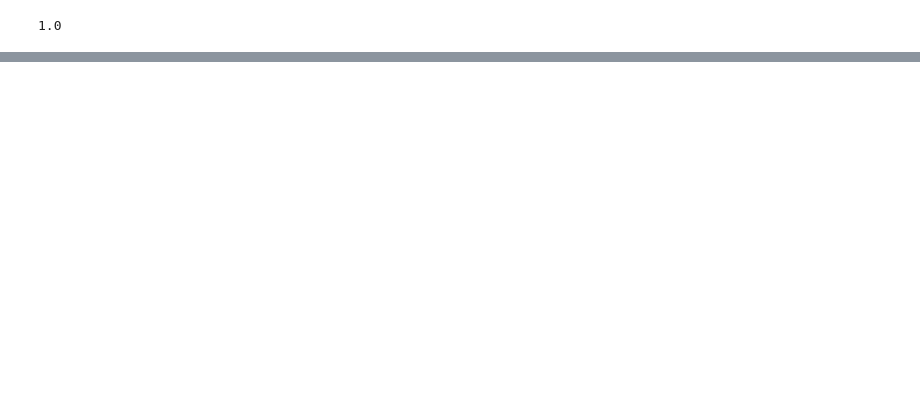
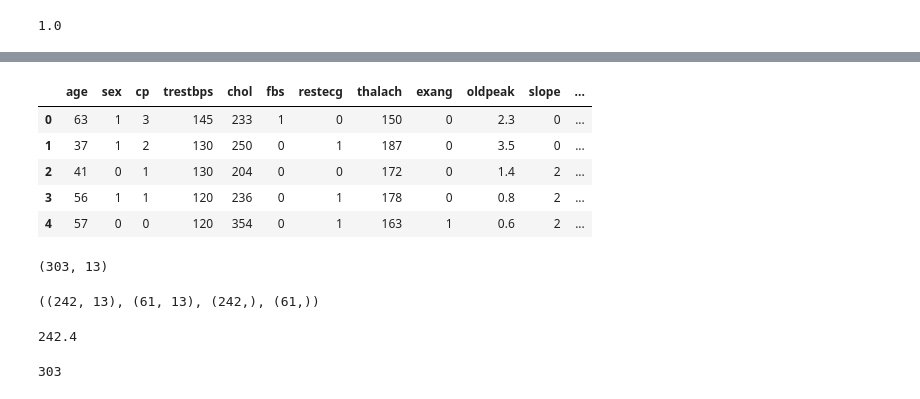
Before and after one commit to pranay1859/MLDS, a Jupyter notebook: MachineLearning/Scikitlean/introduction scikit learn.ipynb, the cells around one changed output, grey strips where cells are left out. Drawn from its saved outputs; the diff is of its cells as text; code cells hidden in the pictures; blank space fills up the shorter version.

```diff
--- a/MachineLearning/Scikitlean/introduction scikit learn.ipynb
+++ b/MachineLearning/Scikitlean/introduction scikit learn.ipynb
@@ -137,0 +170,11 @@ load_model.score(X_test, y_test)
+# %%
+X = heart_disease.drop(labels="target", axis=1) # remove target colum and choose axis 1 (colums)
+# %%
+X.head() # resulte remove
+# %% [output]
+|  | age | sex | cp | trestbps | chol | fbs | restecg | thalach | exang | oldpeak | slope | ... |
+| 0 | 63 | 1 | 3 | 145 | 233 | 1 | 0 | 150 | 0 | 2.3 | 0 | ... |
+| 1 | 37 | 1 | 2 | 130 | 250 | 0 | 1 | 187 | 0 | 3.5 | 0 | ... |
+| 2 | 41 | 0 | 1 | 130 | 204 | 0 | 0 | 172 | 0 | 1.4 | 2 | ... |
+| 3 | 56 | 1 | 1 | 120 | 236 | 0 | 1 | 178 | 0 | 0.8 | 2 | ... |
+| 4 | 57 | 0 | 0 | 120 | 354 | 0 | 1 | 163 | 1 | 0.6 | 2 | ... |
@@ -137,0 +189,16 @@ load_model.score(X_test, y_test)
+# %%
+X.shape
+# %% [output]
+(303, 13)
+# %%
+X_train.shape, X_test.shape, y_train.shape, y_test.shape # check this tuple is number for data to test
+# %% [output]
+((242, 13), (61, 13), (242,), (61,))
+# %%
+X.shape[0] * 0.8 # for check data then we have  is 303  and we use 20 percent test_size(0.2)
+# %% [output]
+242.4
+# %%
+242+61 # 242 is 80 percent data ,61 is 20 percent test data
+# %% [output]
+303
```
Also changed, not shown: parts of 38 cells of this notebook, 4 other files.
